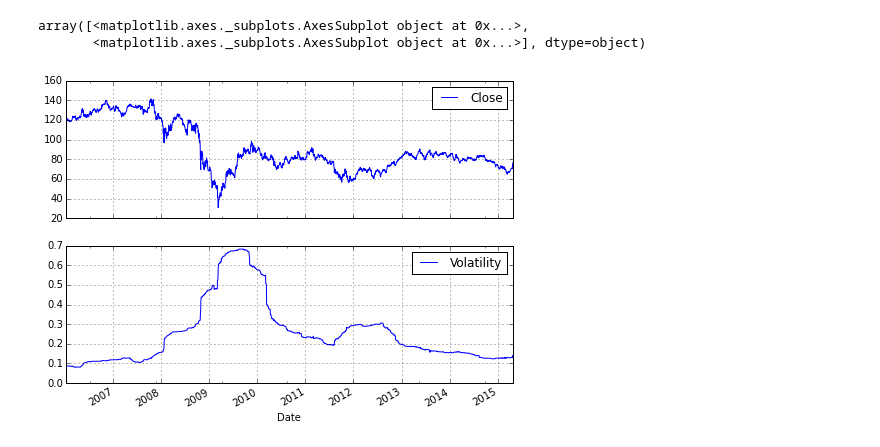
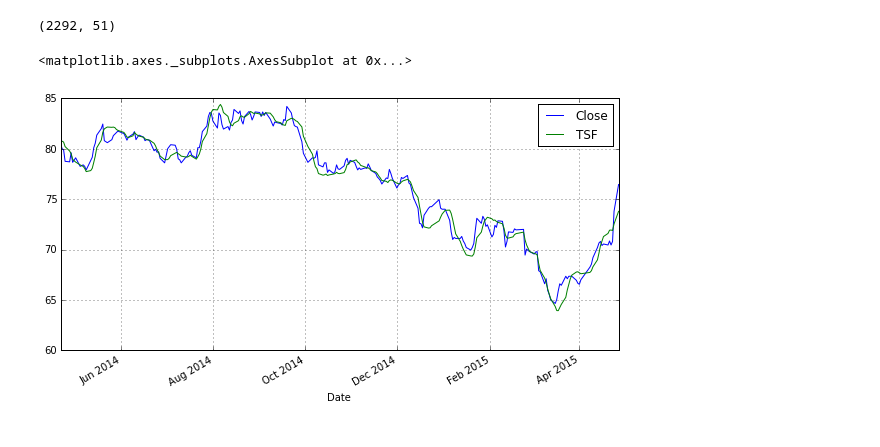
Before and after one commit to twistedogic/ipy, a Jupyter notebook: python/test.ipynb, the cells around one changed output. Drawn from its saved outputs; the diff is of its cells as text; code cells hidden in the pictures.

```diff
--- a/python/test.ipynb
+++ b/python/test.ipynb
@@ -42,5 +43,17 @@ data['HT_DCPHASE'] = talib.HT_DCPHASE(close) # Hilbert Transform - Dominant Cycl
 data['inphase'],data['quadrature'] = talib.HT_PHASOR(close) # Hilbert Transform - Phasor Components
 data['sine'],data['leadsine'] = talib.HT_SINE(close) # Hilbert Transform - SineWave
 data['HT_TRENDMODE'] = talib.HT_TRENDMODE(close) # Hilbert Transform - Trend vs Cycle Mode
+data['BETA'] = talib.BETA(high, low, timeperiod=5) # Beta
+data['CORREL'] = talib.CORREL(high, low, timeperiod=30) # Pearson's Correlation Coefficient (r)
+data['LINEARREG'] = talib.LINEARREG(close, timeperiod=14) # Linear Regression
+data['LINEARREG_ANGLE'] = talib.LINEARREG_ANGLE(close, timeperiod=14) # Linear Regression Angle
+data['LINEARREG_INTERCEPT'] = talib.LINEARREG_INTERCEPT(close, timeperiod=14) # Linear Regression Intercept
+data['LINEARREG_SLOPE'] = talib.LINEARREG_SLOPE(close, timeperiod=14) # Linear Regression Slope
+data['STDDEV'] = talib.STDDEV(close, timeperiod=5, nbdev=1) # Standard Deviation
+data['TSF'] = talib.TSF(close, timeperiod=14) # Time Series Forecast
+data['VAR'] = talib.VAR(close, timeperiod=5, nbdev=1) # Variance
 data['benchmark'] = np.log(data['Close']/data['Close'].shift(1))
-data = data.dropna(thresh=df.shape[1])
+data = data.dropna(thresh=data.shape[1])
+data.shape
+# %% [output]
+(2292, 51)
@@ -49,6 +60,6 @@ data[['Close', 'Volatility']].plot(subplots=True, color='blue',figsize=(8, 6))
 # %%
-data[['Close','250d','100d','50d','20d']].plot(grid=True,figsize=(8,5))
+tf = data.tail(250)
+tf[['Close', 'TSF']].plot(grid=True,figsize=(10,5))
 # %% [output]
-array([<matplotlib.axes._subplots.AxesSubplot object at 0x...>,
-       <matplotlib.axes._subplots.AxesSubplot object at 0x...>], dtype=object)
+<matplotlib.axes._subplots.AxesSubplot at 0x...>
-[figure, old version]
+[figure, new version]
```
Also changed, not shown: parts of 6 cells of this notebook.
